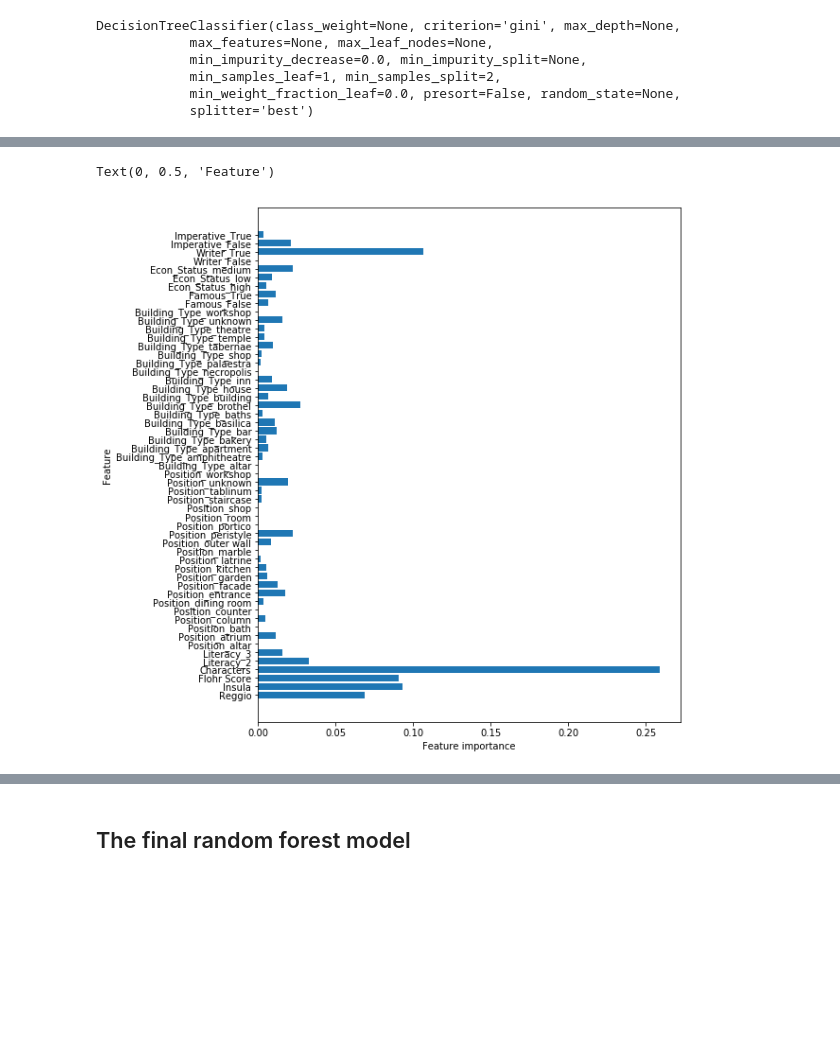
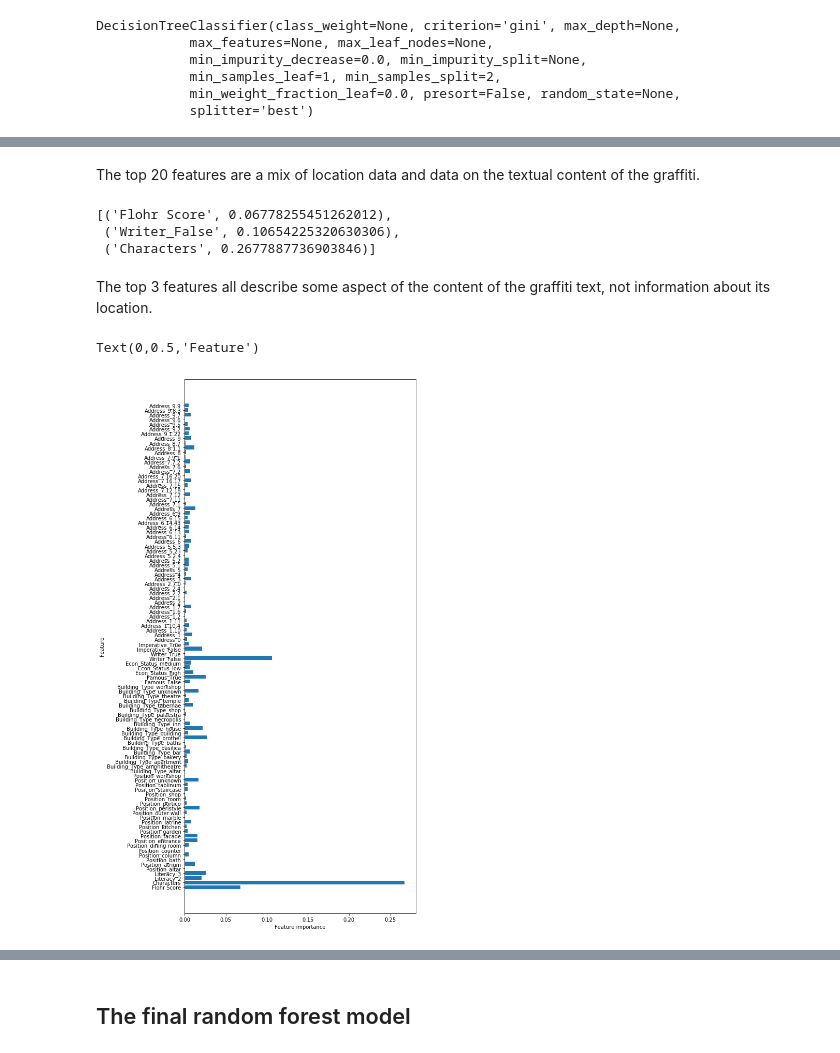
Before and after one commit to ssrosa/cacator_cave_malum, a Jupyter notebook: student.ipynb, the cells around one changed output, grey strips where cells are left out. Cells and saved outputs as stored; diff of their text form; code cells hidden in the pictures; blank space fills up the shorter version.

```diff
--- a/student.ipynb
+++ b/student.ipynb
@@ -401,10 +311,10 @@ df_raw['Context type general'].isna().sum()
 # No specific, no general, no reggio, insula
 no_spec_no_gen = df_raw[df_raw['Context type specific'].isna() & df_raw['Context type general'].isna()]
 
-no_spec_no_gen[(no_spec_no_gen['Reggio'] == 0) & (no_spec_no_gen['Insula'] == 0)].shape
+no_spec_no_gen[(no_spec_no_gen['Reggio'] == '0') & (no_spec_no_gen['Insula'] == '0')].shape
 
 #Must drop the 43 rows that don't have a reggio, insula, specfic context or general context
-to_drop = no_spec_no_gen[(no_spec_no_gen['Reggio'] == 0) & (no_spec_no_gen['Insula'] == 0)]
+to_drop = no_spec_no_gen[(no_spec_no_gen['Reggio'] == '0') & (no_spec_no_gen['Insula'] == '0')]
 df_raw.drop(to_drop.index, axis = 0, inplace = True)
 
 #Maybe famous house can fill in for general context where it's missing?
@@ -754,0 +680,6 @@ df_raw['Imperative'] = df_raw['Imperative'].astype('int')
+# %%
+#Build a loop to see which addresses are common
+for i in range(df_raw['Address'].value_counts()[0]):
+    if df_raw['Address'].value_counts()[df_raw['Address'].value_counts() == i].shape != (0,):
+        print(df_raw['Address'].value_counts()[df_raw['Address'].value_counts() == i].shape,
+             ' addresses occur', i, 'times')
@@ -754,0 +731,20 @@ df_raw['Imperative'] = df_raw['Imperative'].astype('int')
+# %%
+#Second round:
+infreq_addrs = []
+
+#Build a loop to capture the infrequent addresses
+#For the range to the most frequently-occuring address
+for i in range(df_raw['Address'].value_counts().shape[0]):
+    #If the value_count of this subset of addresses is less than 10
+    if df_raw['Address'].value_counts()[i] < 10:
+        #append the address to the list
+        infreq_addrs.append(df_raw['Address'].value_counts().index[i])
+
+#Iterate over list of infrequent addresses for a second time
+for addr in infreq_addrs:
+    #Iterate over each index in the rows that contain this addres
+    for index in df_raw[df_raw['Address'] == addr].index:
+        #Replace the address with just the reggio number
+        df_raw.at[index, 'Address'] = df_raw.at[index, 'Reggio']
+
+df_raw['Address'].value_counts().shape
@@ -1902,8 +1880,9 @@ df['Socio-economic status'] = df['Socio-economic status'].astype('category')
 df['Writer'] = df['Writer'].astype('bool').astype('category')
 df['Category'] = df['Category'].astype('category')
 df['Imperative'] = df['Imperative'].astype('bool').astype('category')
+df['Address'] = df['Address'].astype('category')
 
-#Continuous data: 'Reggio', 'Insula', 'Characters', 'Flohr Score'
+#Continuous data: 'Characters', 'Flohr Score'
 
 #Get dummies
 literacy_dummies = pd.get_dummies(df['Literacy'], prefix = 'Literacy')
@@ -1913,18 +1892,19 @@ famous_dummies = pd.get_dummies(df['Famous House'], prefix = 'Famous')
 econ_status_dummies = pd.get_dummies(df['Socio-economic status'], prefix = 'Econ_Status')
 writer_dummies = pd.get_dummies(df['Writer'], prefix = 'Writer')
 imperative_dummies = pd.get_dummies(df['Imperative'], prefix = 'Imperative')
+address_dummies = pd.get_dummies(df['Address'], prefix = 'Address')
 
 #Build the feature set by dropping the uncategorized categorical columns
 #and leaving the continuous ones
-X = df.drop(['CIL IV #', 'Entrance', 'Literacy', 'In English',
+X = df.drop(['CIL IV #', 'Reggio', 'Insula', 'Entrance', 'Literacy', 'In English',
              'Position', 'Building Type',
              'Famous House', 'Category', 'Socio-economic status',
-             'Writer', 'Imperative'
+             'Writer', 'Imperative', 'Address'
             ], axis = 1)
 #Add the new categorical columns
 X = pd.concat([X, literacy_dummies, position_dummies, build_type_dummies,
                famous_dummies, econ_status_dummies, writer_dummies,
-             imperative_dummies
+             imperative_dummies, address_dummies
               ], axis = 1)
 
 y = df['Category']
@@ -1984,13 +1967,25 @@ rf_tree_features_importances = dict(zip(X.shape, rf_tree.feature_importances_))
+# %% [markdown]
+The top 20 features are a mix of location data and data on the textual content of the graffiti.
+# %%
+#Display the top 3 features
+sorted_importances[-3:]
+# %% [output]
+[('Flohr Score', 0.06778255451262012),
+ ('Writer_False', 0.10654225320630306),
+ ('Characters', 0.2677887736903846)]
+# %% [markdown]
+The top 3 features all describe some aspect of the content of the graffiti text, not information about its location.
 # %%
+#Visualize feature importances
 n_features = X_train.shape[1]
-plt.figure(figsize=(8,10))
-plt.barh(range(n_features), tree.feature_importances_, align='center')
+plt.figure(figsize=(8,19))
+plt.barh(range(n_features), rf_tree.feature_importances_, align='center')
 plt.yticks(np.arange(n_features), X_train.columns.values)
 plt.xlabel("Feature importance")
 plt.ylabel("Feature")
 # %% [output]
-Text(0, 0.5, 'Feature')
+Text(0,0.5,'Feature')
-[figure, old version]
+[figure, new version]
 # %%
 #Get predicted values for trainign set and test set
 rf_tree_y_hat_train = rf_tree.predict(X_train)
```
Also changed, not shown: parts of 149 cells of this notebook, 1 other file.
